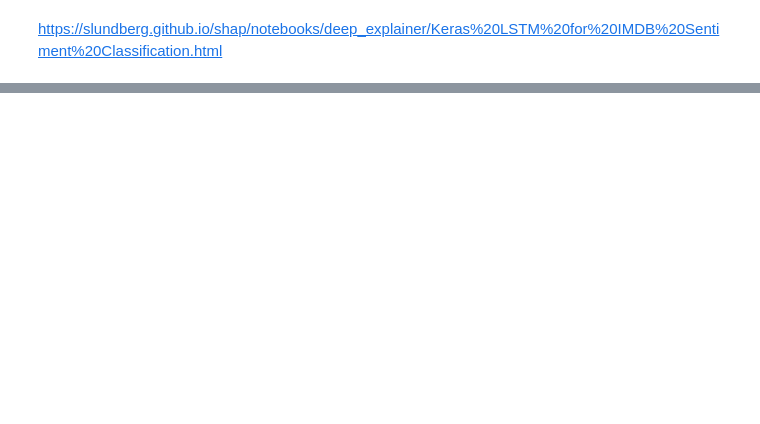
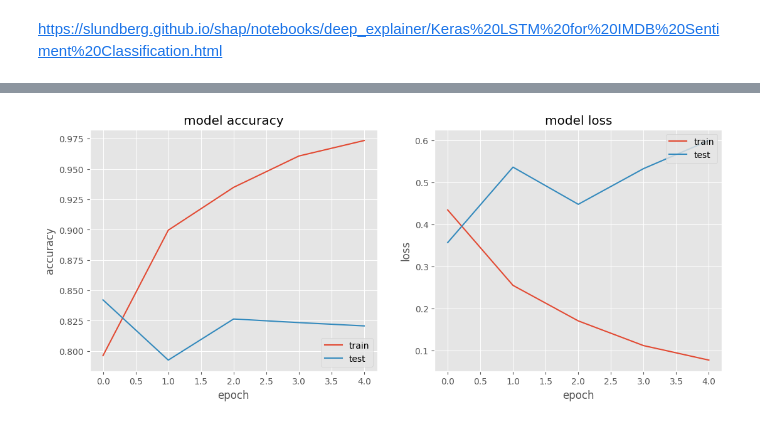
Before and after one commit to ksproska/sieci_neuronowe, a Jupyter notebook: exercise4/lstm.ipynb, the cells around one changed output, grey strips where cells are left out. Cells and saved outputs as stored; diff of their text form; code cells hidden in the pictures; blank space fills up the shorter version.

```diff
--- a/exercise4/lstm.ipynb
+++ b/exercise4/lstm.ipynb
@@ -55,0 +57,22 @@ pd.DataFrame({"accuracy": history.history["accuracy"]})
+# %%
+plt.style.use('ggplot')
+fig, axis = plt.subplots(1, 2)
+fig.set_size_inches(13, 5)
+
+plt.sca(axis[0])
+plt.plot(history.history['accuracy'], label="train")
+plt.plot(history.history['val_accuracy'], label="test")
+plt.title('model accuracy')
+plt.ylabel('accuracy')
+plt.xlabel('epoch')
+plt.legend(loc='lower right')
+
+plt.sca(axis[1])
+plt.plot(history.history['loss'], label="train")
+plt.plot(history.history['val_loss'], label="test")
+plt.title('model loss')
+plt.ylabel('loss')
+plt.xlabel('epoch')
+plt.legend(loc='upper right');
+# %% [output]
+[figure, added]
```
Also changed, not shown: parts of 5 cells of this notebook, 1 other file.
